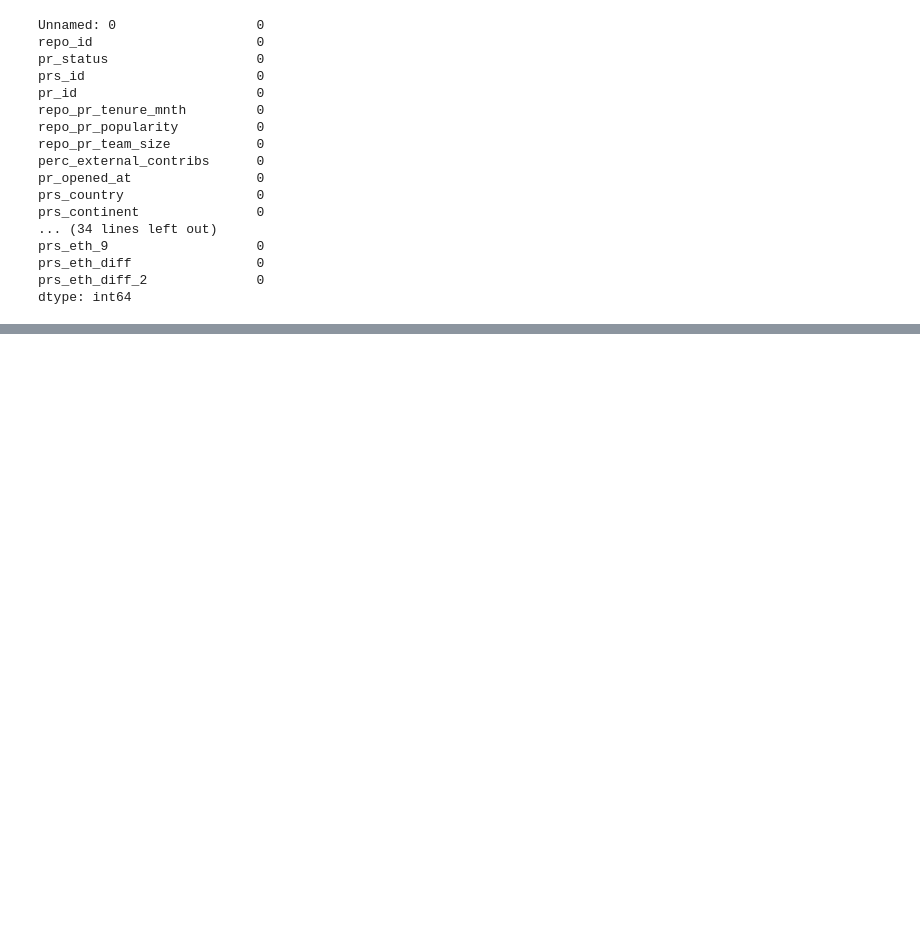
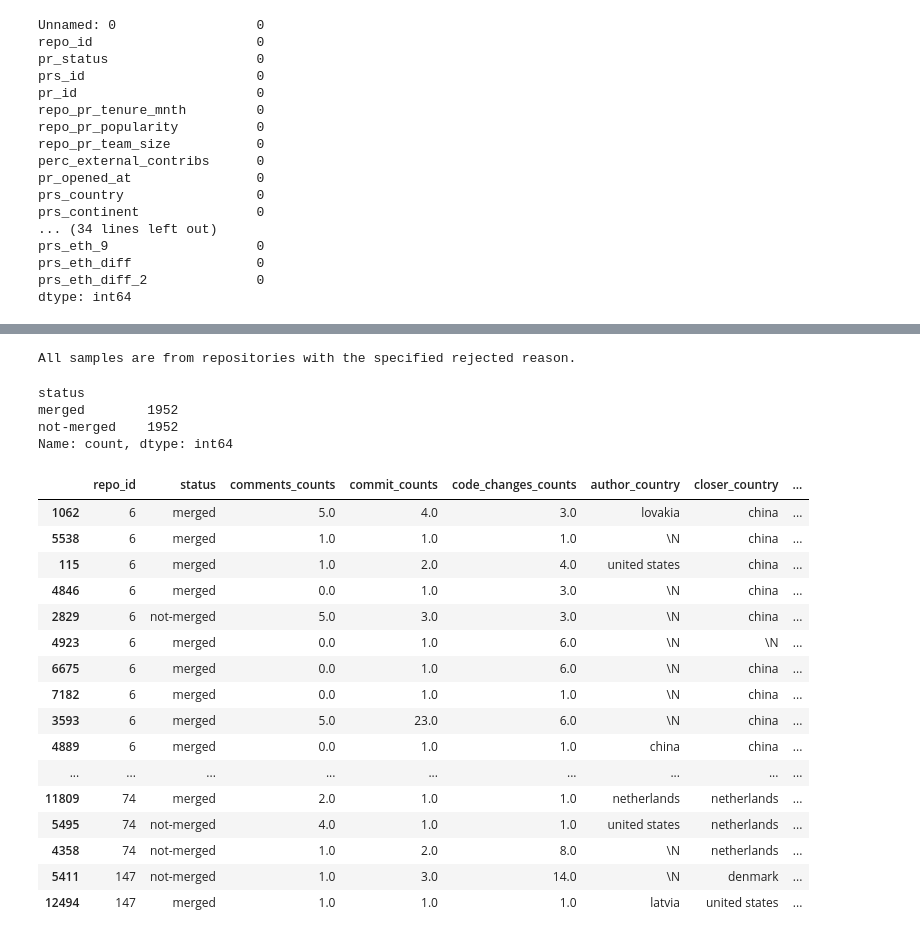
Before and after one commit to amirrshams/PR-comment-classifier, a Jupyter notebook: Ethnicity/comparing_model.ipynb, the cells around one changed output, grey strips where cells are left out. Saved outputs shown, nothing was run; the diff lists cells and outputs as text; code cells hidden in the pictures; blank space fills up the shorter version.

```diff
--- a/Ethnicity/comparing_model.ipynb
+++ b/Ethnicity/comparing_model.ipynb
@@ -69,0 +196,33 @@ df_comp.head()
+# %%
+#first we need to deal with the sampling of the merged data based on the categories
+#categories: 'Quality' 'Successful', 'Unnecessary', 'No reason', 'Resolved', 'Replaced', 'Duplicate', 'Stale', 'Merge Conflict', 'Chaotic', 'Not PR'
+sampled_data = pd.DataFrame()
+
+category = 'Unnecessary'
+
+# Calculate the desired number of samples for the specified category
+number_of_samples = len(df_nonmerged[df_nonmerged['manual_analysis'] == category])
+
+# Filter repo_id values associated with the specified category in rejected_data
+repo_ids_for_category = df_nonmerged[df_nonmerged['manual_analysis'] == category]['repo_id'].unique()
+
+# Filter 'df_merged' to keep only rows with 'repo_id' values in repo_ids_for_category
+filtered_df_merged = df_merged[df_merged['repo_id'].isin(repo_ids_for_category)]
+
+
+# Iterate through the repositories with rejected PRs in the specified category
+for repo_id in repo_ids_for_category:
+    # Filter rows from filtered_df_merged for the current repo_id
+    repo_samples = filtered_df_merged[filtered_df_merged['repo_id'] == repo_id]
+
+    # If there are multiple samples for the current repo, select one randomly
+    if len(repo_samples) > 1:
+        repo_samples = repo_samples.sample(n=1, random_state=42)
+
+    # Append the selected sample to the sampled_data DataFrame
+    sampled_data = pd.concat([sampled_data, repo_samples])
+
+# Randomly select additional samples to reach the desired number
+remaining_samples = number_of_samples - len(sampled_data)
+additional_samples = filtered_df_merged.sample(n=remaining_samples, random_state=42)
+sampled_data = pd.concat([sampled_data, additional_samples])
@@ -69,0 +249,44 @@ df_comp.head()
+# %%
+sampled_repo_ids = set(sampled_data['repo_id'])
+
+# Check if all sampled 'repo_id' values are in 'repo_ids_for_category'
+if all(repo_id in repo_ids_for_category for repo_id in sampled_repo_ids):
+    print("All samples are from repositories with the specified rejected reason.")
+else:
+    print("Some samples are not from repositories with the specified rejected reason.")
+# %% [output]
+All samples are from repositories with the specified rejected reason.
+# %%
+#now concat all the data from the said category and the sampled data and order them by repo_id
+df_sample_reason = pd.concat([df_nonmerged[df_nonmerged['manual_analysis'] == category], sampled_data], axis=0)
+df_sample_reason = df_sample_reason.sort_values(by=['repo_id'])
+#drop two columns, 'checked' and 'manual_analysis'
+df_sample_reason.drop(['checked', 'manual_analysis'], axis=1, inplace=True)
+# %%
+#show the count of datas with the value not_merged in status and if they are unique or not
+df_sample_reason['status'].value_counts()
+# %% [output]
+status
+merged        1952
+not-merged    1952
+Name: count, dtype: int64
+# %%
+df_sample_reason.head(20)
+# %% [output]
+|  | repo_id | status | comments_counts | commit_counts | code_changes_counts | author_country | closer_country | ... |
+| 1062 | 6 | merged | 5.0 | 4.0 | 3.0 | lovakia | china | ... |
+| 5538 | 6 | merged | 1.0 | 1.0 | 1.0 | \N | china | ... |
+| 115 | 6 | merged | 1.0 | 2.0 | 4.0 | united states | china | ... |
+| 4846 | 6 | merged | 0.0 | 1.0 | 3.0 | \N | china | ... |
+| 2829 | 6 | not-merged | 5.0 | 3.0 | 3.0 | \N | china | ... |
+| 4923 | 6 | merged | 0.0 | 1.0 | 6.0 | \N | \N | ... |
+| 6675 | 6 | merged | 0.0 | 1.0 | 6.0 | \N | china | ... |
+| 7182 | 6 | merged | 0.0 | 1.0 | 1.0 | \N | china | ... |
+| 3593 | 6 | merged | 5.0 | 23.0 | 6.0 | \N | china | ... |
+| 4889 | 6 | merged | 0.0 | 1.0 | 1.0 | china | china | ... |
+| ... | ... | ... | ... | ... | ... | ... | ... | ... |
+| 11809 | 74 | merged | 2.0 | 1.0 | 1.0 | netherlands | netherlands | ... |
+| 5495 | 74 | not-merged | 4.0 | 1.0 | 1.0 | united states | netherlands | ... |
+| 4358 | 74 | not-merged | 1.0 | 2.0 | 8.0 | \N | netherlands | ... |
+| 5411 | 147 | not-merged | 1.0 | 3.0 | 14.0 | \N | denmark | ... |
+| 12494 | 147 | merged | 1.0 | 1.0 | 1.0 | latvia | united states | ... |
```
Also changed, not shown: parts of 16 cells of this notebook.
